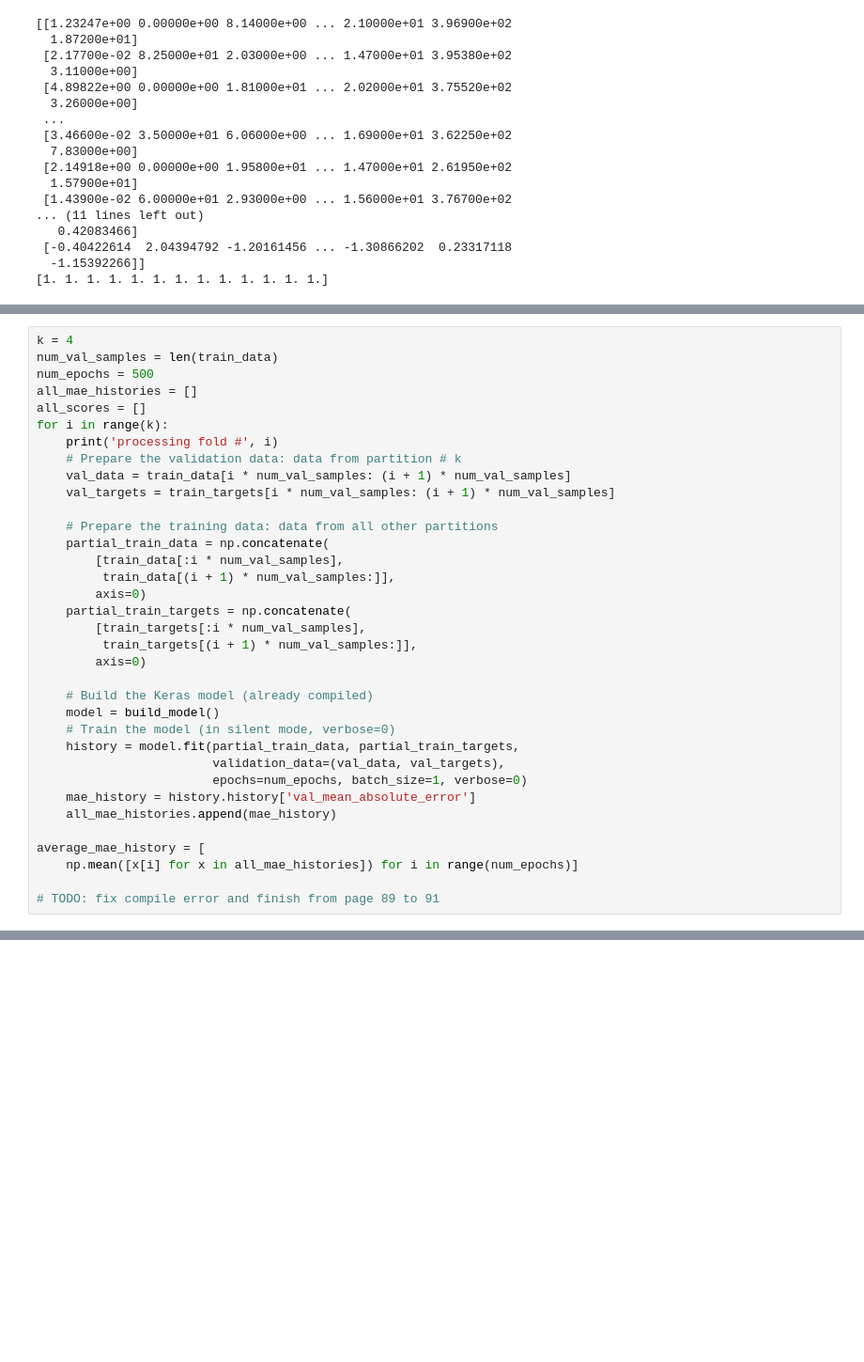
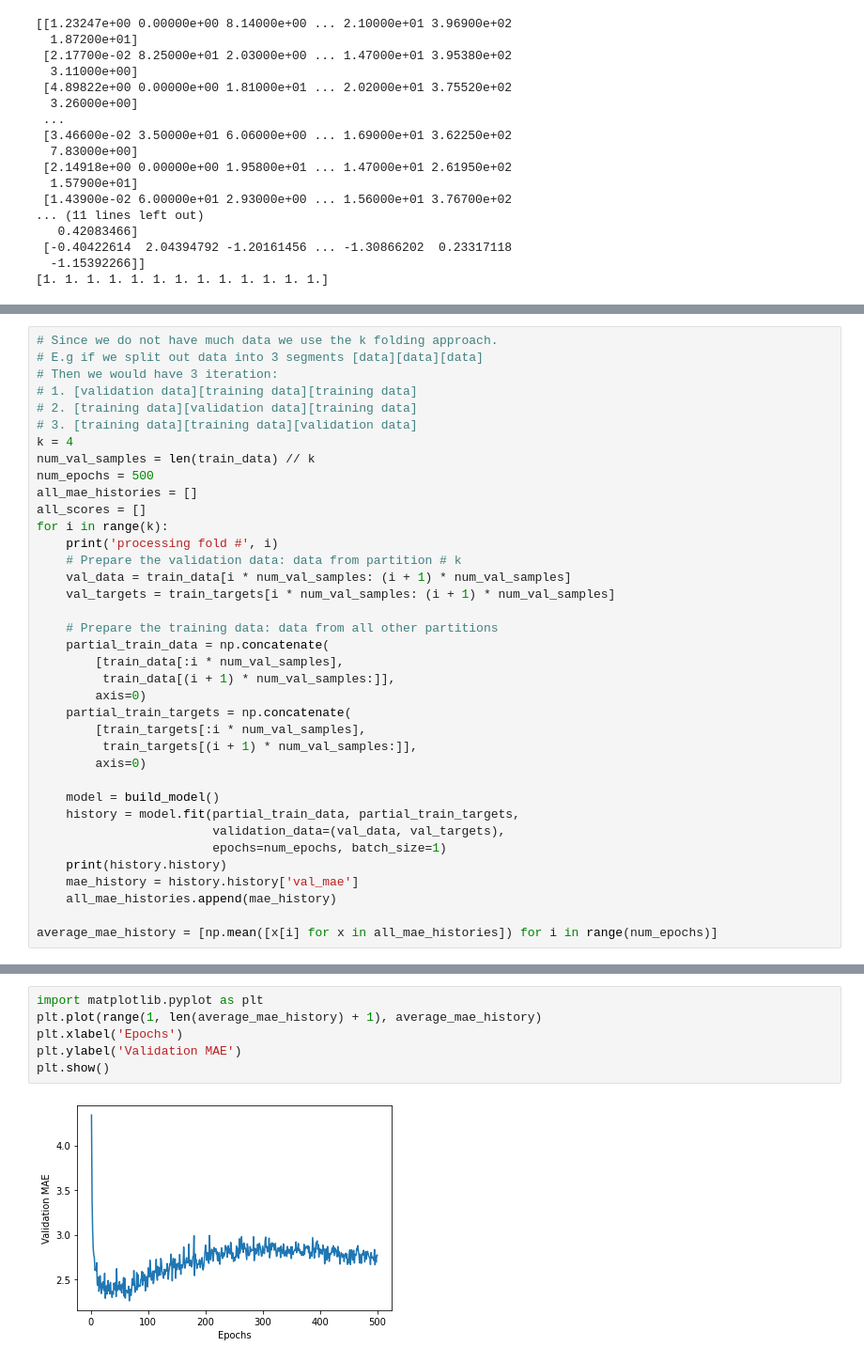
Before and after one commit to baddda/deep-learning-playground, a Jupyter notebook: Boston Housing Price/Boston Housing Price.ipynb, the cells around one changed output, grey strips where cells are left out. Shown at 94% size. Cells and saved outputs as stored; diff of their text form; blank space fills up the shorter version.

Commit message:
fix k folding for house price task

```diff
--- a/Boston Housing Price/Boston Housing Price.ipynb
+++ b/Boston Housing Price/Boston Housing Price.ipynb
@@ -75,8 +77,14 @@ def build_model():
     model.compile(optimizer='rmsprop', loss='mse', metrics=['mae'])
     return model
 # %%
+# Since we do not have much data we use the k folding approach.
+# E.g if we split out data into 3 segments [data][data][data]
+# Then we would have 3 iteration:
+# 1. [validation data][training data][training data]
+# 2. [training data][validation data][training data]
+# 3. [training data][training data][validation data]
 k = 4
-num_val_samples = len(train_data)
+num_val_samples = len(train_data) // k
 num_epochs = 500
 all_mae_histories = []
 all_scores = []
@@ -96,18 +104,14 @@ for i in range(k):
          train_targets[(i + 1) * num_val_samples:]],
         axis=0)
 
-    # Build the Keras model (already compiled)
     model = build_model()
-    # Train the model (in silent mode, verbose=0)
     history = model.fit(partial_train_data, partial_train_targets,
                         validation_data=(val_data, val_targets),
-                        epochs=num_epochs, batch_size=1, verbose=0)
-    mae_history = history.history['val_mean_absolute_error']
+                        epochs=num_epochs, batch_size=1)
+    print(history.history)
+    mae_history = history.history['val_mae']
     all_mae_histories.append(mae_history)
 
-average_mae_history = [
-    np.mean([x[i] for x in all_mae_histories]) for i in range(num_epochs)]
-
-# TODO: fix compile error and finish from page 89 to 91
+average_mae_history = [np.mean([x[i] for x in all_mae_histories]) for i in range(num_epochs)]
 # %% [output]
 processing fold # 0
@@ -114,0 +134,8 @@ UnboundLocalError: local variable 'batch_index' referenced before assignment
+# %%
+import matplotlib.pyplot as plt
+plt.plot(range(1, len(average_mae_history) + 1), average_mae_history)
+plt.xlabel('Epochs')
+plt.ylabel('Validation MAE')
+plt.show()
+# %% [output]
+[figure, added]
```
Also changed, not shown: parts of 5 cells of this notebook, 1 other file.
